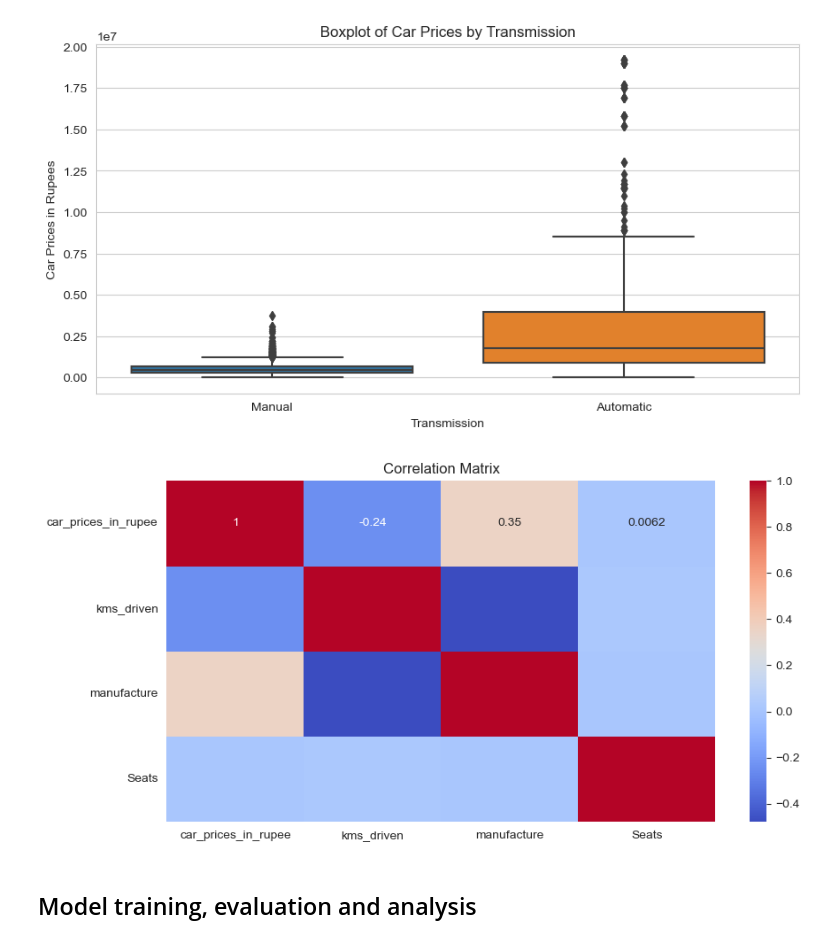
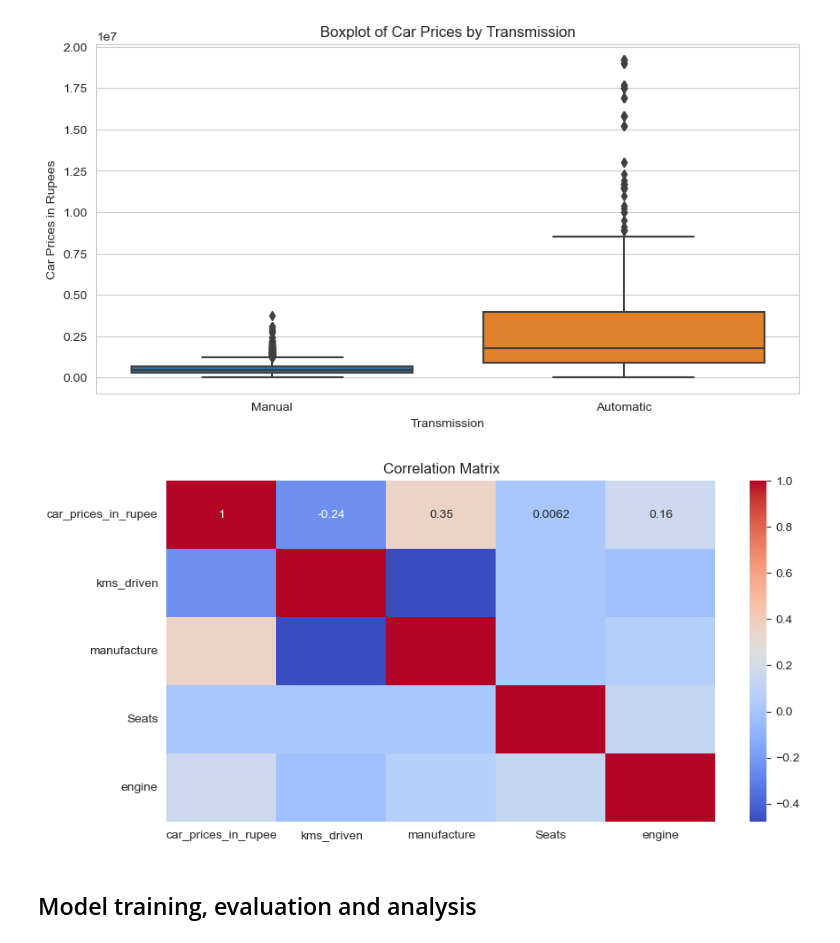
Before and after one commit to JZhg02/ConvexOptimisation, a Jupyter notebook: old-car-price-prediction.ipynb, the cells around one changed output. Drawn from its saved outputs; the diff is of its cells as text; code cells hidden in the pictures.

```diff
--- a/old-car-price-prediction.ipynb
+++ b/old-car-price-prediction.ipynb
@@ -257,15 +257,15 @@ plt.show()
 [figure]
 # %%
 # Correlation matrix
-numerical_columns = ['car_prices_in_rupee', 'kms_driven', 'manufacture', 'Seats']
+numerical_columns = ['car_prices_in_rupee', 'kms_driven', 'manufacture', 'Seats', 'engine']
 correlation_matrix = df[numerical_columns].corr()
 
 plt.figure(figsize=(10, 5))
 sns.heatmap(correlation_matrix, annot=True, cmap='coolwarm')
 plt.title('Correlation Matrix')
 plt.show()
 # %% [output]
-[figure, old version]
+[figure, new version]
 # %% [markdown]
 ## Model training, evaluation and analysis
 # %%
```
Also changed, not shown: parts of 24 cells of this notebook.
